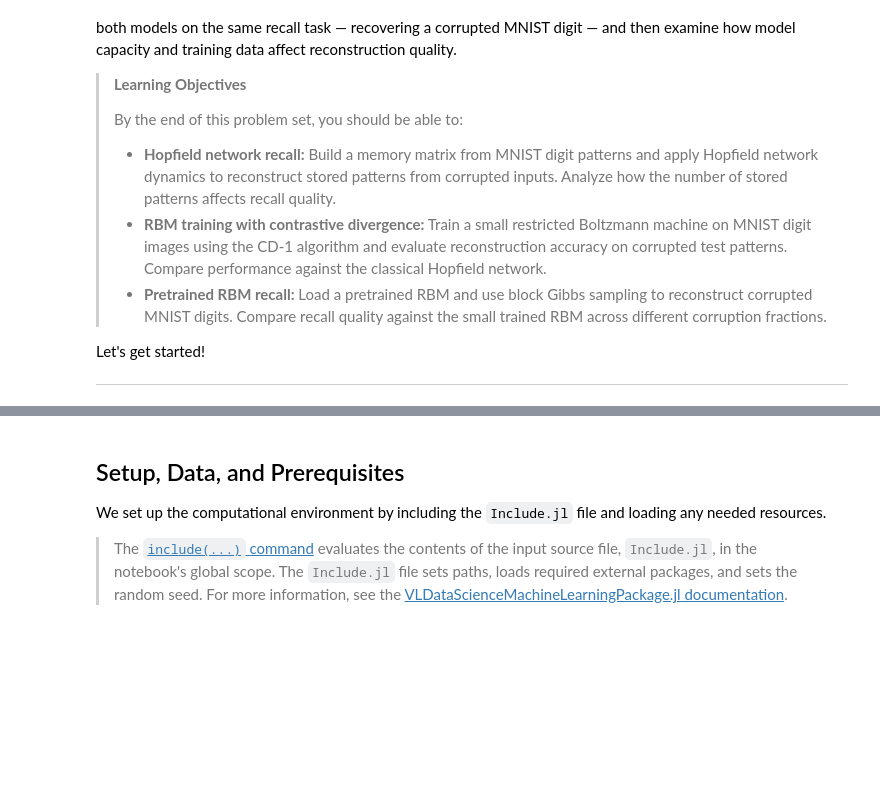
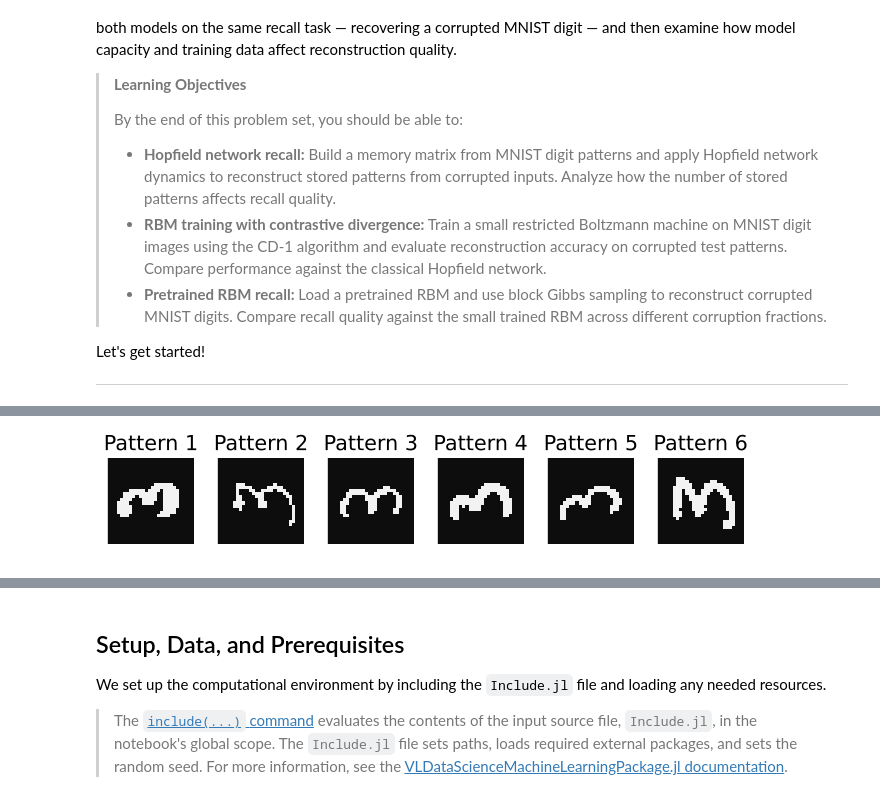
Before and after one commit to CHEME-5820-Spring-2026/ps4-5820-s26-Aditambe09, a Jupyter notebook: PS4-CHEME-5820-Student-RBM-Digits-S2025.ipynb, the cells around one changed output, grey strips where cells are left out. Cells and saved outputs as stored; diff of their text form; code cells hidden in the pictures; blank space fills up the shorter version.

```diff
--- a/PS4-CHEME-5820-Student-RBM-Digits-S2025.ipynb
+++ b/PS4-CHEME-5820-Student-RBM-Digits-S2025.ipynb
@@ -19,0 +217,22 @@ ___
+# %%
+digits_dict, X, X_pm1 = let
+
+    # initialize -
+    digits_dict = MyMNISTHandwrittenDigitImageDataset(number_of_examples = number_of_examples + 10); # MNIST image dictionary (digit => 28x28xN array)
+    X = zeros(Float64, number_of_pixels, number_of_examples);     # memory matrix in {0,1} encoding (pixels × patterns)
+    X_pm1 = zeros(Int64, number_of_pixels, number_of_examples);   # memory matrix in {-1,+1} encoding (pixels × patterns)
+
+    # load and binarize each image -
+    for i in 1:number_of_examples
+        img = digits_dict[digit_for_experiment][:, :, i]; # raw grayscale image (28 × 28)
+        v = Float64.(img)[:];       # flatten to 784-element vector
+        b = (v .> 0.5);             # threshold to binary {0,1}
+        X[:, i] = Float64.(b);      # store {0,1} pattern
+        X_pm1[:, i] = Int64.(2 .* b .- 1); # convert {0,1} → {-1,+1}
+    end
+
+    println("Memory matrix: $(size(X_pm1, 1)) pixels x $(size(X_pm1, 2)) stored patterns")
+
+    # return -
+    (digits_dict, X, X_pm1)
+end;
@@ -19,0 +247,18 @@ ___
+# %%
+let
+    # initialize -
+    p_list = [];
+
+    # build the heatmaps -
+    for k in 1:number_of_show
+        img = decode(X[:, k]);
+        p = heatmap(img, c=:grays, colorbar=false, aspect_ratio=1,
+                    title="Pattern $k", axis=false, ticks=false);
+        push!(p_list, p);
+    end
+
+    # return -
+    plot(p_list..., layout=(1, number_of_show), size=(660, 130))
+end
+# %% [output]
+[figure, added]
```
Also changed, not shown: parts of 139 cells of this notebook.
